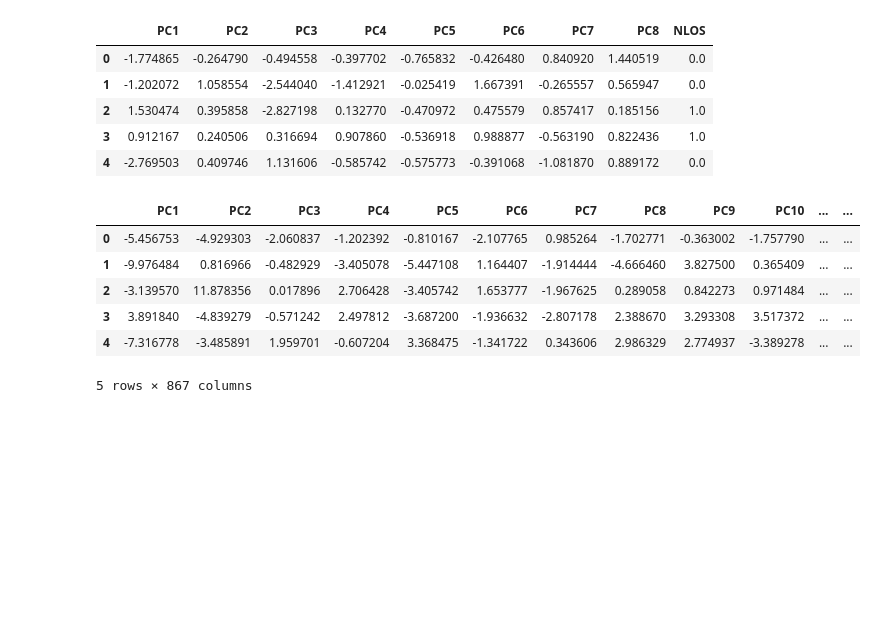
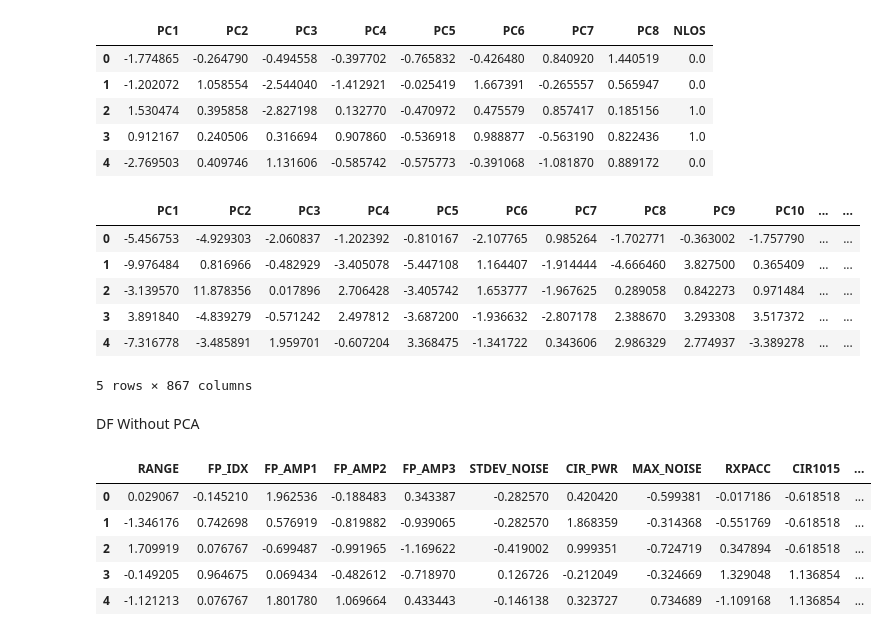
Before and after one commit to ptrpfa/UWB-LOS-NLOS-Classification, a Jupyter notebook: preprocessing.ipynb, the cells around one changed output. Cells and saved outputs as stored; diff of their text form; code cells hidden in the pictures; blank space fills up the shorter version.

```diff
--- a/preprocessing.ipynb
+++ b/preprocessing.ipynb
@@ -459,3 +459,15 @@ df_method2_pca.head()
 | 3 | 3.891840 | -4.839279 | -0.571242 | 2.497812 | -3.687200 | -1.936632 | -2.807178 | 2.388670 | 3.293308 | 3.517372 | ... | ... |
 | 4 | -7.316778 | -3.485891 | 1.959701 | -0.607204 | 3.368475 | -1.341722 | 0.343606 | 2.986329 | 2.774937 | -3.389278 | ... | ... |
 5 rows × 867 columns
+# %% [markdown]
+DF Without PCA
+# %%
+df_method3 = pd.concat([df_scaled.iloc[:, :9], df_scaled.iloc[:, -8:]], axis=1).copy()
+df_method3.head()
+# %% [output]
+|  | RANGE | FP_IDX | FP_AMP1 | FP_AMP2 | FP_AMP3 | STDEV_NOISE | CIR_PWR | MAX_NOISE | RXPACC | CIR1015 | ... |
+| 0 | 0.029067 | -0.145210 | 1.962536 | -0.188483 | 0.343387 | -0.282570 | 0.420420 | -0.599381 | -0.017186 | -0.618518 | ... |
+| 1 | -1.346176 | 0.742698 | 0.576919 | -0.819882 | -0.939065 | -0.282570 | 1.868359 | -0.314368 | -0.551769 | -0.618518 | ... |
+| 2 | 1.709919 | 0.076767 | -0.699487 | -0.991965 | -1.169622 | -0.419002 | 0.999351 | -0.724719 | 0.347894 | -0.618518 | ... |
+| 3 | -0.149205 | 0.964675 | 0.069434 | -0.482612 | -0.718970 | 0.126726 | -0.212049 | -0.324669 | 1.329048 | 1.136854 | ... |
+| 4 | -1.121213 | 0.076767 | 1.801780 | 1.069664 | 0.433443 | -0.146138 | 0.323727 | 0.734689 | -1.109168 | 1.136854 | ... |
```
